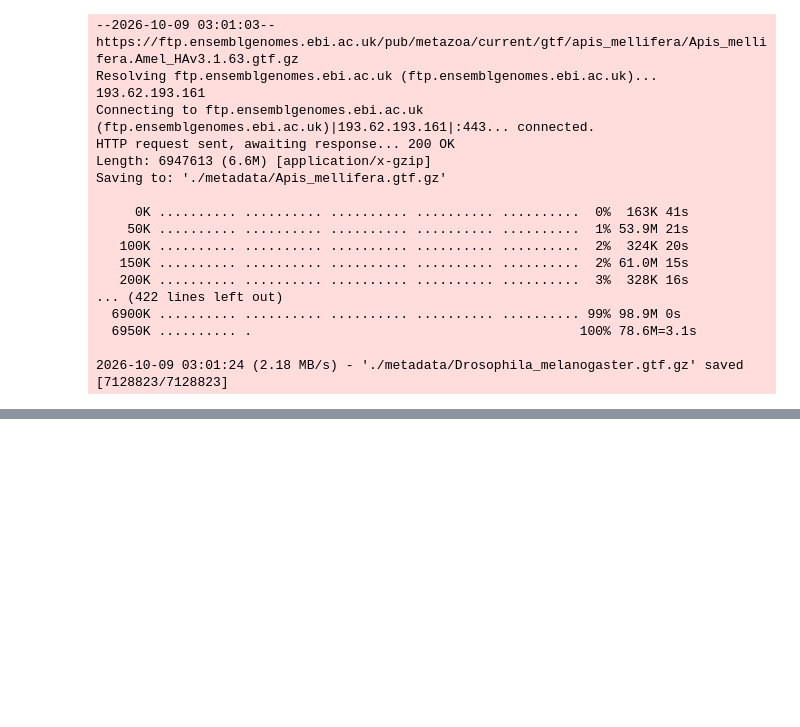
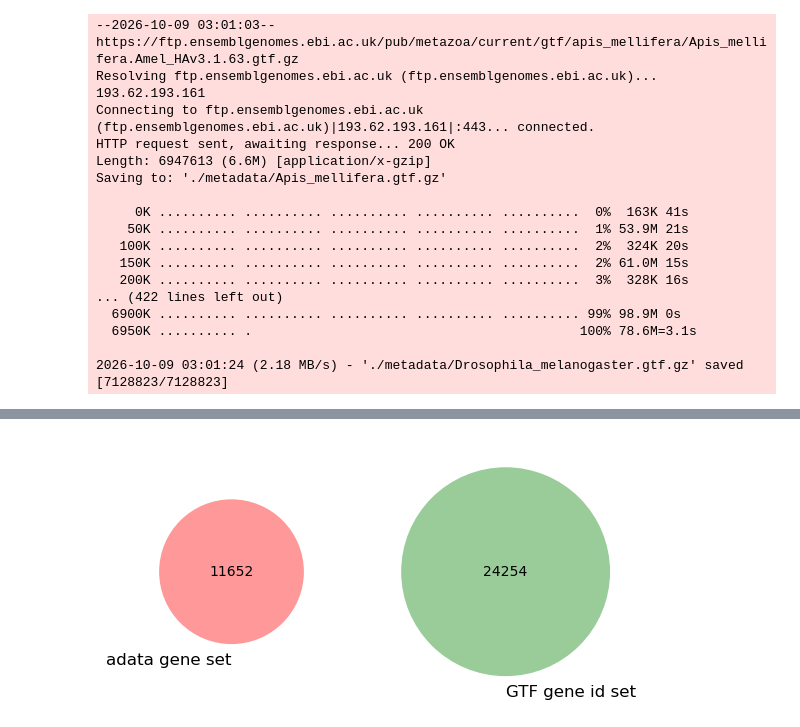
Before and after one commit to zliu90693/anno_cells, a Jupyter notebook: .subprojects/MetaNeighbor/01_get_data.ipynb, the cells around one changed output, grey strips where cells are left out. Cells and saved outputs as stored; diff of their text form; code cells hidden in the pictures; blank space fills up the shorter version.

```diff
--- a/.subprojects/MetaNeighbor/01_get_data.ipynb
+++ b/.subprojects/MetaNeighbor/01_get_data.ipynb
@@ -294,0 +312,6 @@ plt.show()
+# %%
+v = venn2([Dmel_set, Dmel_gid_set], set_labels=("adata gene set", "GTF gene id set"))
+plt.show()
+# It appears that the fruit fly adata.var.index uses the gene_name column from the GTF file rather than the gene_id column
+# %% [output]
+[figure, added]
```
Also changed, not shown: parts of 26 cells of this notebook, 4 other files.
